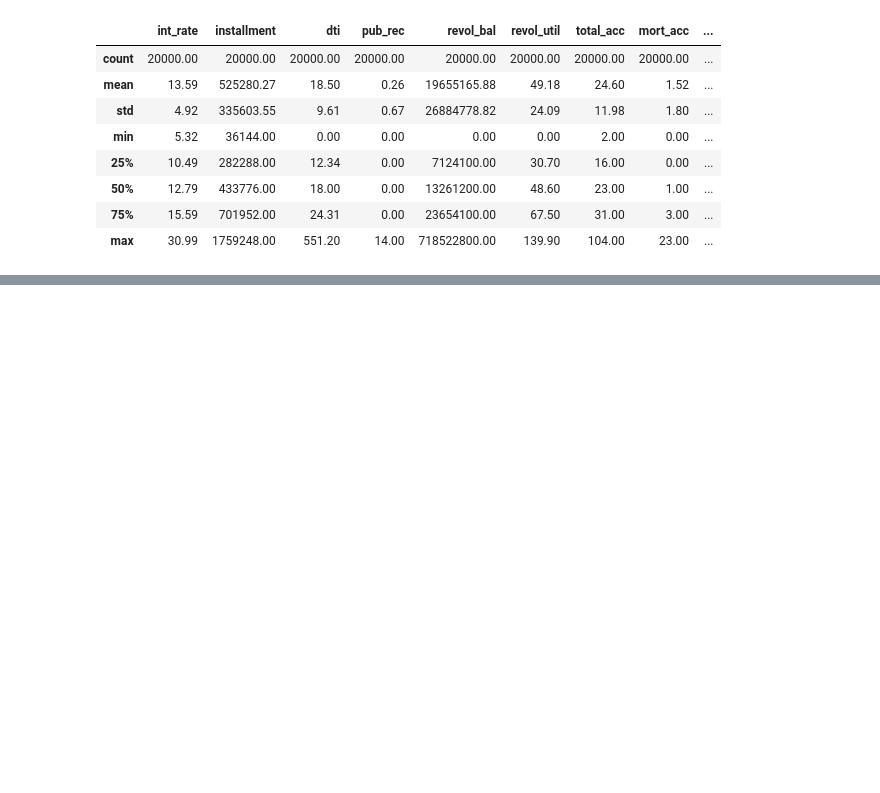
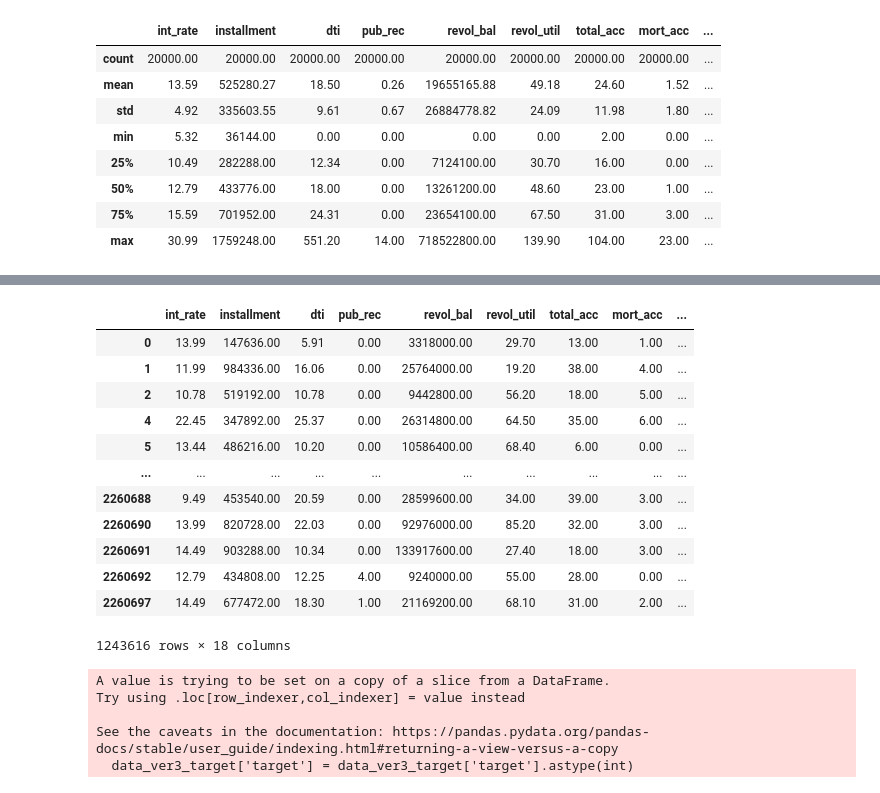
Before and after one commit to oeloanja/ML_screening, a Jupyter notebook: preprocessing.ipynb, the cells around one changed output, grey strips where cells are left out. Cells and saved outputs as stored; diff of their text form; code cells hidden in the pictures; blank space fills up the shorter version.

```diff
--- a/preprocessing.ipynb
+++ b/preprocessing.ipynb
@@ -373,0 +399,25 @@ data_ver3_20.describe()
+# %%
+data_ver3_target = data_ver3_target.dropna(axis = 0)
+data_ver3_target
+# %% [output]
+|  | int_rate | installment | dti | pub_rec | revol_bal | revol_util | total_acc | mort_acc | ... |
+| 0 | 13.99 | 147636.00 | 5.91 | 0.00 | 3318000.00 | 29.70 | 13.00 | 1.00 | ... |
+| 1 | 11.99 | 984336.00 | 16.06 | 0.00 | 25764000.00 | 19.20 | 38.00 | 4.00 | ... |
+| 2 | 10.78 | 519192.00 | 10.78 | 0.00 | 9442800.00 | 56.20 | 18.00 | 5.00 | ... |
+| 4 | 22.45 | 347892.00 | 25.37 | 0.00 | 26314800.00 | 64.50 | 35.00 | 6.00 | ... |
+| 5 | 13.44 | 486216.00 | 10.20 | 0.00 | 10586400.00 | 68.40 | 6.00 | 0.00 | ... |
+| ... | ... | ... | ... | ... | ... | ... | ... | ... | ... |
+| 2260688 | 9.49 | 453540.00 | 20.59 | 0.00 | 28599600.00 | 34.00 | 39.00 | 3.00 | ... |
+| 2260690 | 13.99 | 820728.00 | 22.03 | 0.00 | 92976000.00 | 85.20 | 32.00 | 3.00 | ... |
+| 2260691 | 14.49 | 903288.00 | 10.34 | 0.00 | 133917600.00 | 27.40 | 18.00 | 3.00 | ... |
+| 2260692 | 12.79 | 434808.00 | 12.25 | 4.00 | 9240000.00 | 55.00 | 28.00 | 0.00 | ... |
+| 2260697 | 14.49 | 677472.00 | 18.30 | 1.00 | 21169200.00 | 68.10 | 31.00 | 2.00 | ... |
+1243616 rows × 18 columns
+# %%
+data_ver3_target['target'] = data_ver3_target['target'].astype(int)
+# %% [output]
+A value is trying to be set on a copy of a slice from a DataFrame.
+Try using .loc[row_indexer,col_indexer] = value instead
+
+See the caveats in the documentation: https://pandas.pydata.org/pandas-docs/stable/user_guide/indexing.html#returning-a-view-versus-a-copy
+  data_ver3_target['target'] = data_ver3_target['target'].astype(int)
```
Also changed, not shown: parts of 29 cells of this notebook, 2 other files.
